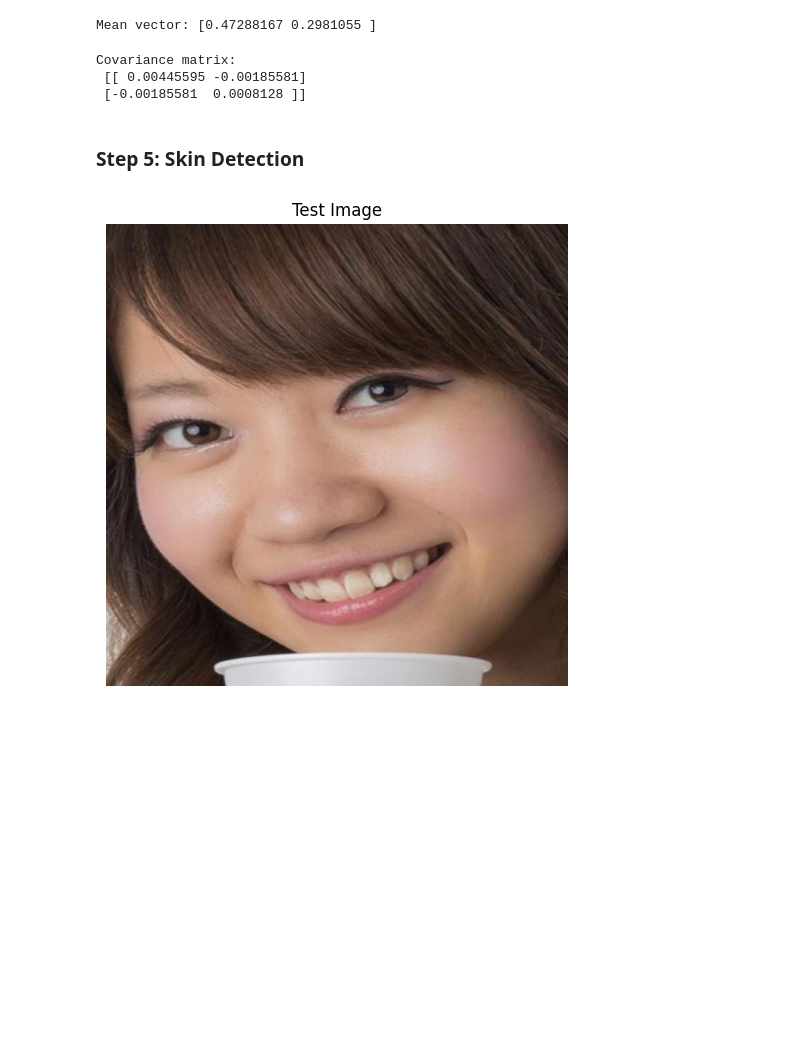
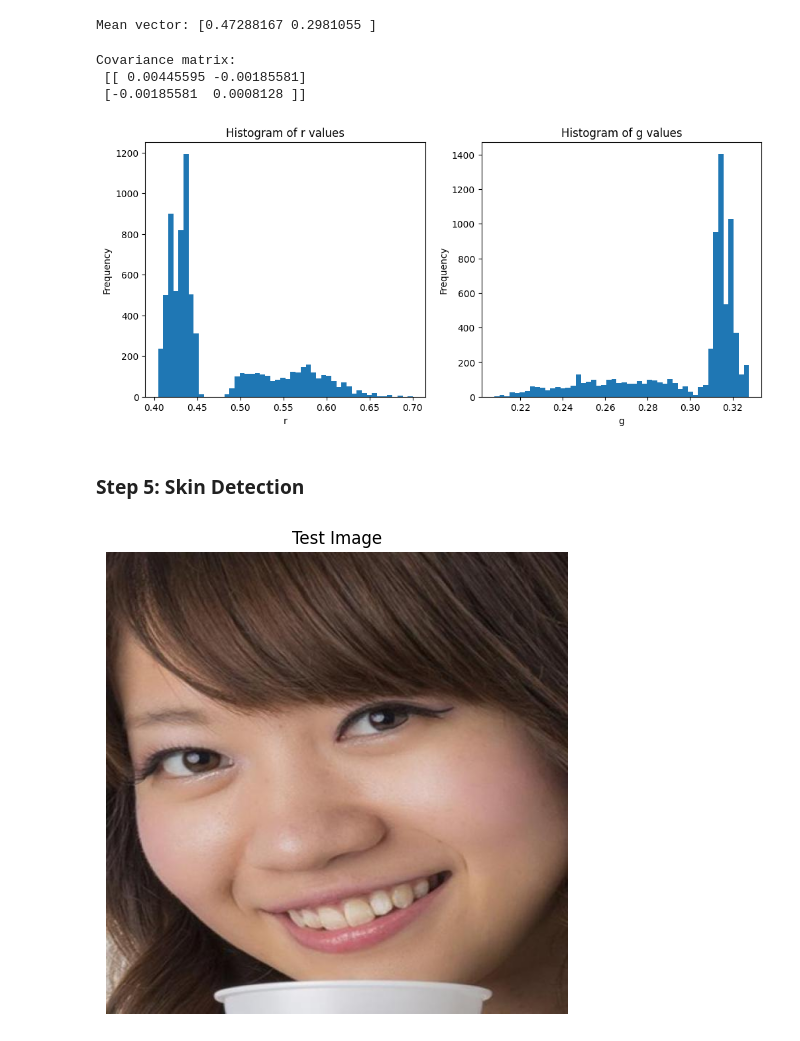
Before and after one commit to Tharunchndrn/basic_skin-tone_classifier, a Jupyter notebook: skin_tone_Detection.ipynb, the cells around one changed output. Drawn from its saved outputs; the diff is of its cells as text; code cells hidden in the pictures; blank space fills up the shorter version.

```diff
--- a/skin_tone_Detection.ipynb
+++ b/skin_tone_Detection.ipynb
@@ -123,7 +123,12 @@ crop_values = [
 # Loop only for the number of crops you defined
 for i in range(len(crop_values)):
 
-    img = images[i]  # ✅ get image
+    crop_bgr = cv2.cvtColor(crop.astype("uint8"), cv2.COLOR_RGB2BGR)
+    filename = f"data/skin_patches/crop_{i+1}.jpg"
+    cv2.imwrite(filename, crop_bgr)
+    print(f"Saved: {filename}")
+
+    img = images[i]
     img_rgb = cv2.cvtColor(img, cv2.COLOR_BGR2RGB)
 
     x1, x2, y1, y2 = crop_values[i]
@@ -143,6 +151,12 @@ for i, crop in enumerate(skin_crops):
     plt.title(f"Skin Crop {i+1}")
     plt.axis("off")
     plt.show()
+
+    crop_bgr = cv2.cvtColor(crop.astype("uint8"), cv2.COLOR_RGB2BGR)
+    filename = f"data/skin_patches/crop_{i+1}.jpg"
+    cv2.imwrite(filename, crop_bgr)
+
+    print(f"Saved: {filename}")
 # %% [output]
 Crop 1 shape: (50, 50, 3)
 [figure]
@@ -198,6 +215,29 @@ print("Covariance matrix:\n", cov_matrix)
 Covariance matrix:
  [[ 0.00445595 -0.00185581]
  [-0.00185581  0.0008128 ]]
+# %%
+r_values = all_skin_pixels[:, 0]
+g_values = all_skin_pixels[:, 1]
+
+plt.figure(figsize=(12,5))
+
+# Histogram for r
+plt.subplot(1,2,1)
+plt.hist(r_values, bins=50)
+plt.title("Histogram of r values")
+plt.xlabel("r")
+plt.ylabel("Frequency")
+
+# Histogram for g
+plt.subplot(1,2,2)
+plt.hist(g_values, bins=50)
+plt.title("Histogram of g values")
+plt.xlabel("g")
+plt.ylabel("Frequency")
+
+plt.show()
+# %% [output]
+[figure, added]
 # %% [markdown]
 ### Step 5: Skin Detection
 # %%
```
Also changed, not shown: parts of 6 cells of this notebook.
